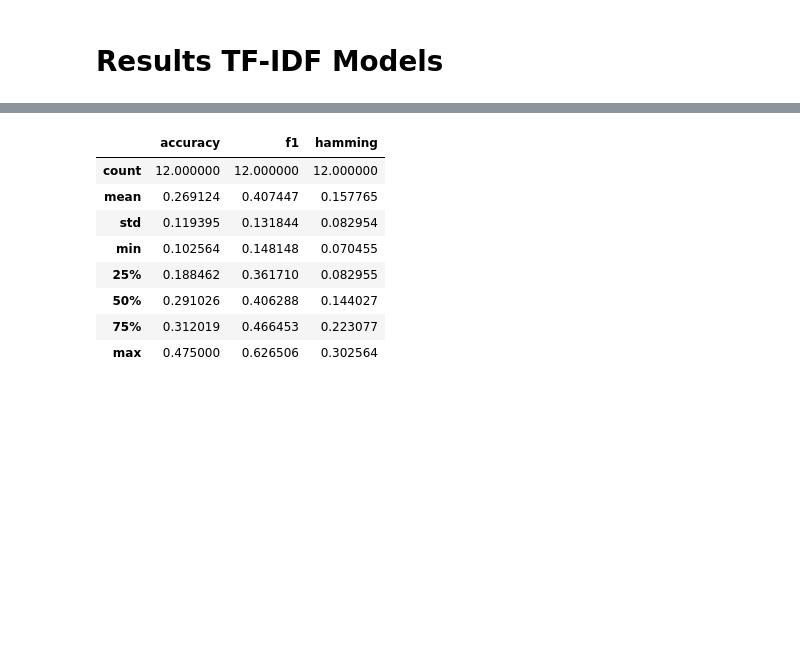
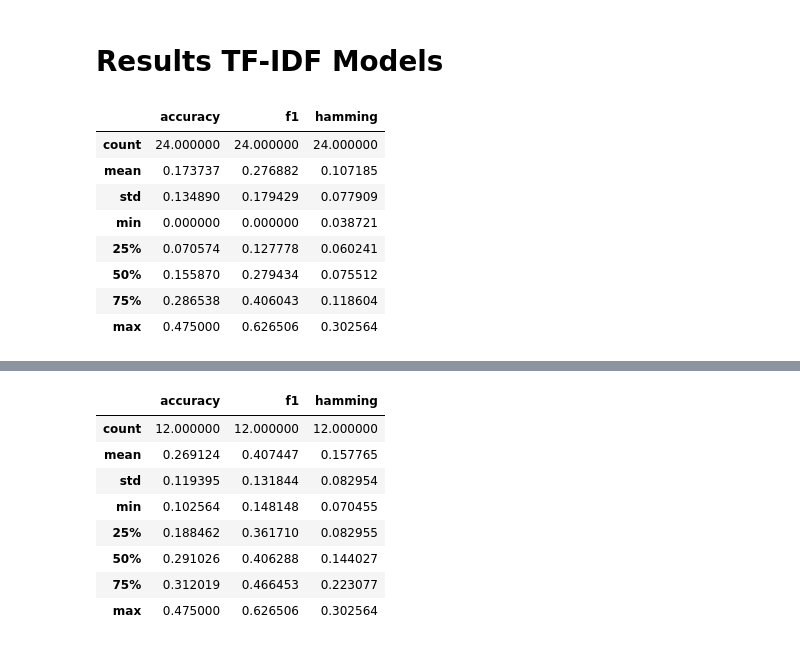
Before and after one commit to alberto-lorente/RorschIA_07-04, a Jupyter notebook: Trad ML/First_results.ipynb, the cells around one changed output, grey strips where cells are left out. Drawn from its saved outputs; the diff is of its cells as text; code cells hidden in the pictures; blank space fills up the shorter version.

Commit message:
more trad ml results

```diff
--- a/Trad ML/First_results.ipynb
+++ b/Trad ML/First_results.ipynb
@@ -24,6 +24,18 @@ results_st.replace({"determinants_individual":"individual determinant labels",
                     "contents_macro":"macro content labels"}, inplace=True)
 # %% [markdown]
 # Results TF-IDF Models
+# %%
+results_tf.describe()
+# %% [output]
+|  | accuracy | f1 | hamming |
+| count | 24.000000 | 24.000000 | 24.000000 |
+| mean | 0.173737 | 0.276882 | 0.107185 |
+| std | 0.134890 | 0.179429 | 0.077909 |
+| min | 0.000000 | 0.000000 | 0.038721 |
+| 25% | 0.070574 | 0.127778 | 0.060241 |
+| 50% | 0.155870 | 0.279434 | 0.075512 |
+| 75% | 0.286538 | 0.406043 | 0.118604 |
+| max | 0.475000 | 0.626506 | 0.302564 |
 # %%
 results_tf.head()
 # %% [output]
```
Also changed, not shown: parts of 1 cell of this notebook, 1 other file.
